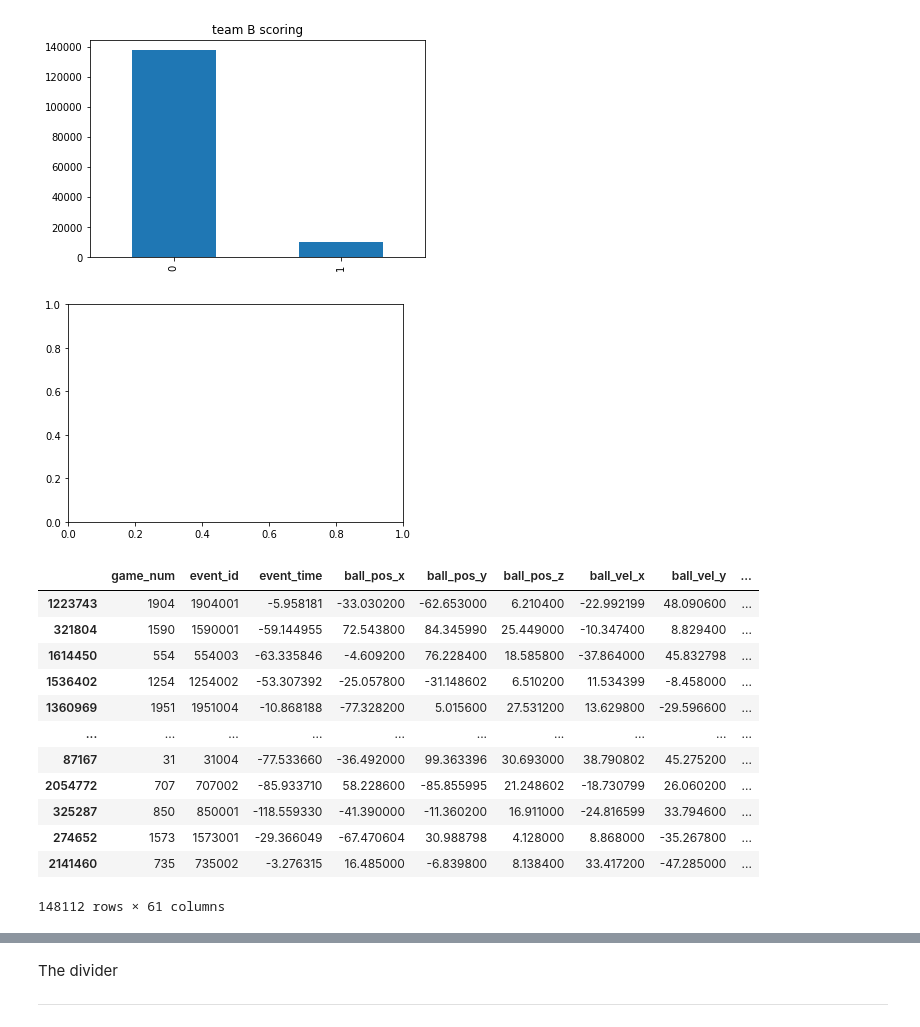
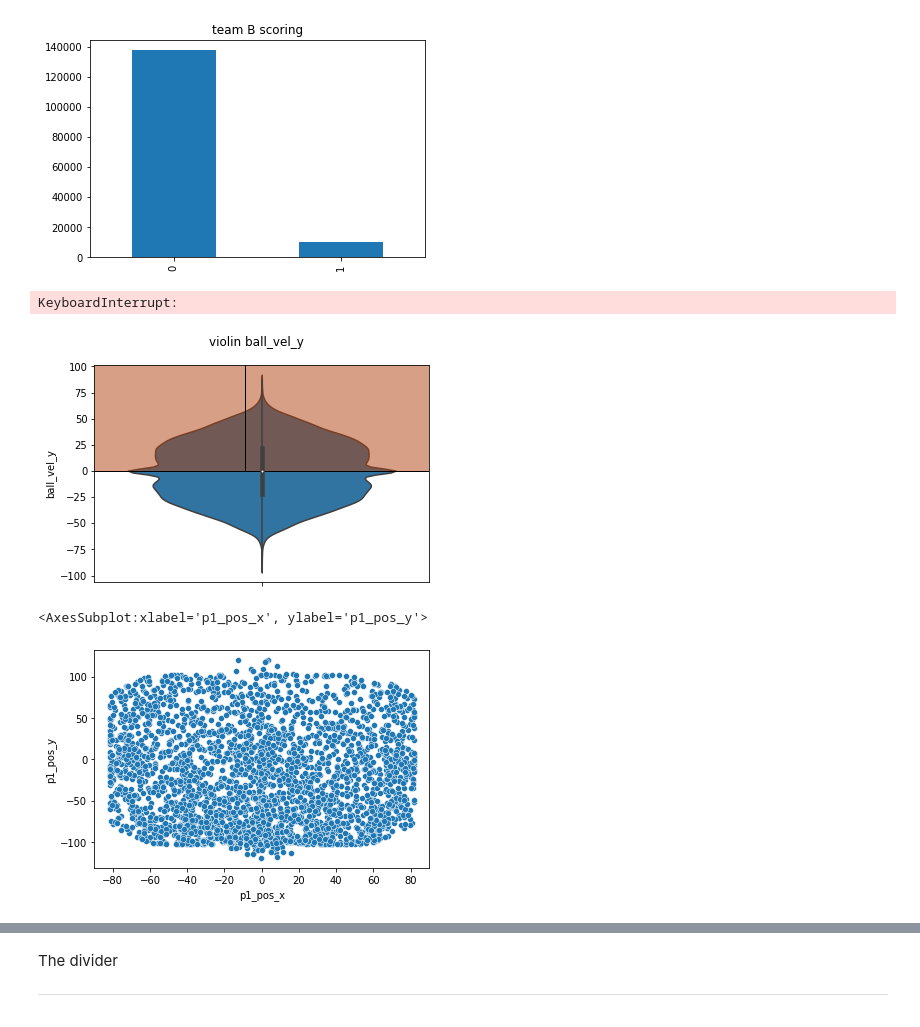
Before and after one commit to GCancro1/RocketLeagueScoringPredictions, a Jupyter notebook: RocketLeague.ipynb, the cells around one changed output, grey strips where cells are left out. Cells and saved outputs as stored; diff of their text form; code cells hidden in the pictures.

Commit message:
adding plotting

```diff
--- a/RocketLeague.ipynb
+++ b/RocketLeague.ipynb
@@ -95,7 +95,7 @@ train2 = pd.read_csv("train_2.csv")
 test = pd.read_csv("test.csv")
 # %%
 train_sample = pd.concat([train0, train1, train2], axis=0)
-df = train_sample.groupby("team_scoring_next").sample(frac=.03)
+df = train_sample.groupby("team_scoring_next").sample(frac=.02)
 # df.drop('team_scoring_next', inplace=True, axis=1)
 
 
@@ -216,18 +216,21 @@ df["team_B_scoring_within_10sec"].value_counts().plot(kind="bar",  title="team B
 # %%
 # saving off histograms
 
 
 for col in df.columns:
     sns.histplot(x=df[col].values, kde=True, palette="dark", hue=df["team_scoring_next"].values)
     plt.suptitle(f"kde {col}")
 
     plt.savefig(f"kde_images/kde_{col}.png", bbox_inches="tight")
     plt.clf()
     plt.cla()
 
-pass
+    sns.violinplot(y=df[col])
+    plt.suptitle(f"violin {col}")
+    plt.savefig(f"violinplots/violin_{col}.png", bbox_inches="tight")
 # %% [output]
+KeyboardInterrupt:
-[figure, old version]
+[figure, new version]
 # %%
 # for col in df.columns:
 #     sns.histplot(x=df[col].values, kde=True, palette="dark", hue=df["team_scoring_next"].values)
@@ -236,18 +239,8 @@ pass
 #     plt.savefig(f"kde_images/kde_{col}.png", bbox_inches="tight")
 #     plt.clf()
 #     plt.cla()
-sns.scatterplot(x=df["ball_pos_x"], y
+sample = df.groupby('team_scoring_next').sample(frac=0.02)
+sns.scatterplot(x=sample["p1_pos_x"], y=sample["p1_pos_y"])
 # %% [output]
-|  | game_num | event_id | event_time | ball_pos_x | ball_pos_y | ball_pos_z | ball_vel_x | ball_vel_y | ... |
-| 1223743 | 1904 | 1904001 | -5.958181 | -33.030200 | -62.653000 | 6.210400 | -22.992199 | 48.090600 | ... |
-| 321804 | 1590 | 1590001 | -59.144955 | 72.543800 | 84.345990 | 25.449000 | -10.347400 | 8.829400 | ... |
-| 1614450 | 554 | 554003 | -63.335846 | -4.609200 | 76.228400 | 18.585800 | -37.864000 | 45.832798 | ... |
-| 1536402 | 1254 | 1254002 | -53.307392 | -25.057800 | -31.148602 | 6.510200 | 11.534399 | -8.458000 | ... |
-| 1360969 | 1951 | 1951004 | -10.868188 | -77.328200 | 5.015600 | 27.531200 | 13.629800 | -29.596600 | ... |
-| ... | ... | ... | ... | ... | ... | ... | ... | ... | ... |
-| 87167 | 31 | 31004 | -77.533660 | -36.492000 | 99.363396 | 30.693000 | 38.790802 | 45.275200 | ... |
-| 2054772 | 707 | 707002 | -85.933710 | 58.228600 | -85.855995 | 21.248602 | -18.730799 | 26.060200 | ... |
-| 325287 | 850 | 850001 | -118.559330 | -41.390000 | -11.360200 | 16.911000 | -24.816599 | 33.794600 | ... |
-| 274652 | 1573 | 1573001 | -29.366049 | -67.470604 | 30.988798 | 4.128000 | 8.868000 | -35.267800 | ... |
-| 2141460 | 735 | 735002 | -3.276315 | 16.485000 | -6.839800 | 8.138400 | 33.417200 | -47.285000 | ... |
-148112 rows × 61 columns
+<AxesSubplot:xlabel='p1_pos_x', ylabel='p1_pos_y'>
+[figure, added]
```
Also changed, not shown: parts of 3 cells of this notebook, 20 other files.
